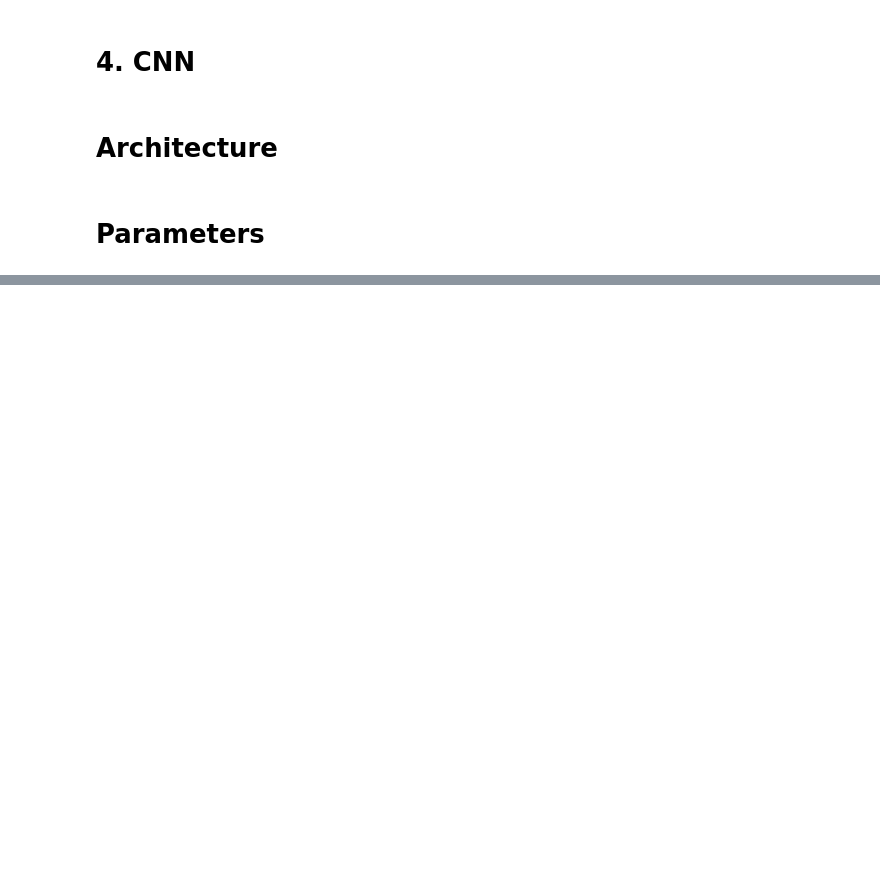
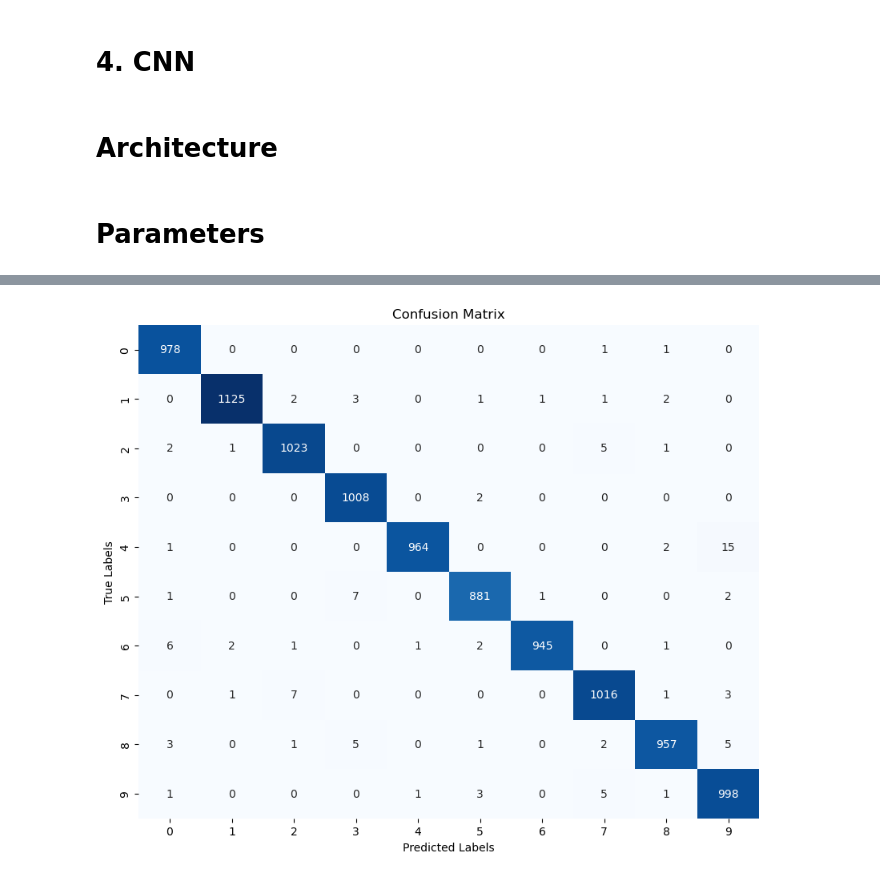
Before and after one commit to kkudzelich/digit-recognition, a Jupyter notebook: mnist_recognition.ipynb, the cells around one changed output, grey strips where cells are left out. Drawn from its saved outputs; the diff is of its cells as text; code cells hidden in the pictures; blank space fills up the shorter version.

```diff
--- a/mnist_recognition.ipynb
+++ b/mnist_recognition.ipynb
@@ -367,0 +410,28 @@ test_f1_scores[-1]
+# %%
+# Set the model to evaluation mode
+model.eval()
+
+# Create lists to store predictions and ground truth labels
+all_predictions = []
+all_targets = []
+
+# Iterate over the test dataset to get predictions and ground truth labels
+for images, labels in test_loader:
+    images, labels = images.to(device), labels.to(device)
+    outputs = model(images)
+    predictions = outputs.argmax(dim=1).cpu().numpy()
+    all_predictions.extend(predictions)
+    all_targets.extend(labels.cpu().numpy())
+
+# Calculate the confusion matrix
+conf_matrix = confusion_matrix(all_targets, all_predictions)
+
+# Plot the confusion matrix
+plt.figure(figsize=(10, 8))
+sns.heatmap(conf_matrix, annot=True, fmt="d", cmap="Blues", cbar=False)
+plt.xlabel('Predicted Labels')
+plt.ylabel('True Labels')
+plt.title('Confusion Matrix')
+plt.show()
+# %% [output]
+[figure, added]
```
Also changed, not shown: parts of 9 cells of this notebook.
